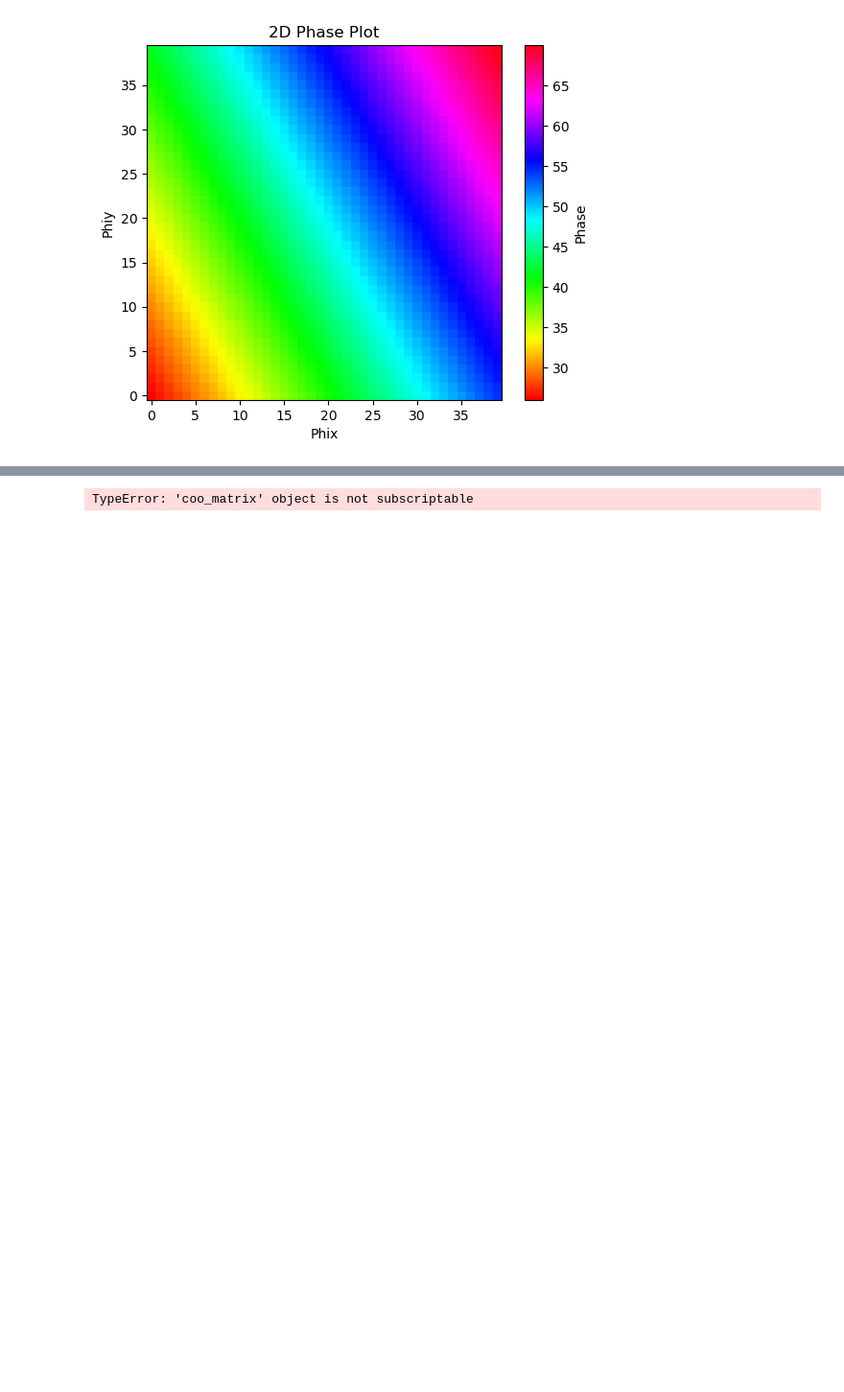
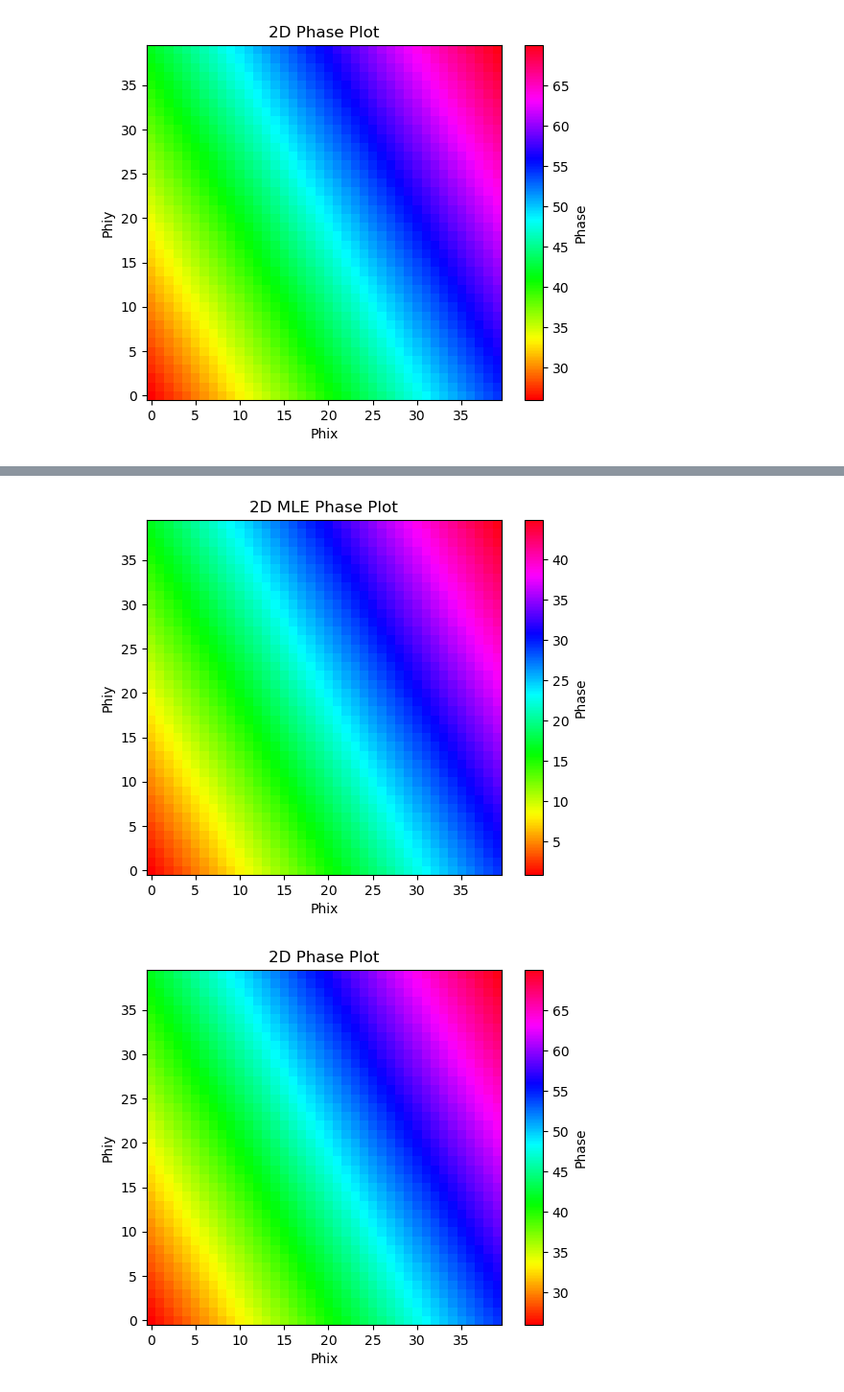
Before and after one commit to henrymorris120/Interferometry-and-Phase-Unwrapping-Research, a Jupyter notebook: basic_2d_example.ipynb, the cells around one changed output, grey strips where cells are left out. Shown: that part at 96% size. Saved outputs shown, nothing was run; the diff lists cells and outputs as text; code cells hidden in the pictures; blank space fills up the shorter version.

```diff
--- a/basic_2d_example.ipynb
+++ b/basic_2d_example.ipynb
@@ -107,7 +107,8 @@ def solve_D2_MLE_2D(psi, Fx, Fy, weights=None):
 
 
     phi1 = np.zeros(len(psi_flatten))
-    phi1 = psi_flatten[0]
+    phi1[0] = psi_flatten[0]
+
 
     # rhs vector
     rhs = P.T @ Fx.T @ np.diag(weights) @ ( wrap_function(Fx @ psi_flatten) - (Fx @ phi1) ) + P.T @ Fy.T @ np.diag(weights) @ ( wrap_function(Fy @ psi_flatten) - (Fy @ phi1) )
@@ -119,7 +120,7 @@ def solve_D2_MLE_2D(psi, Fx, Fy, weights=None):
     phi2 = np.linalg.solve(Q, rhs)
 
     # Append first entry
-    reconstructed_phi = np.zeros((M,N))
+    reconstructed_phi = np.zeros(len(psi_flatten))
     reconstructed_phi[1:] = phi2
     reconstructed_phi[0] = psi_flatten[0]
 
@@ -127,11 +128,29 @@ def solve_D2_MLE_2D(psi, Fx, Fy, weights=None):
 # %%
 reconstructed_phi = solve_D2_MLE_2D(psi, Fx, Fy)
 reconstructed_phi = reconstructed_phi.reshape(M,N)
 plt.imshow(reconstructed_phi, cmap='hsv', origin='lower')
 plt.colorbar(label='Phase')
 plt.xlabel('Phix')
 plt.ylabel('Phiy')
 plt.title('2D MLE Phase Plot')
 plt.show()
+
+plt.imshow(phi, cmap='hsv', origin='lower')
+plt.colorbar(label='Phase')
+plt.xlabel('Phix')
+plt.ylabel('Phiy')
+plt.title('2D Phase Plot')
+plt.show()
+
+
+plt.imshow(psi, cmap='hsv', origin='lower')
+plt.colorbar(label='Phase')
+plt.xlabel('Phix')
+plt.ylabel('Phiy')
+plt.title('2D Wrapped Phase Plot')
+plt.show()
+
+# notice the same phase plot basically exceot subtract about 25 from phase
 # %% [output]
-TypeError: 'coo_matrix' object is not subscriptable
+[figure, added]
+[figure, added]
```
Also changed, not shown: parts of 5 cells of this notebook.
